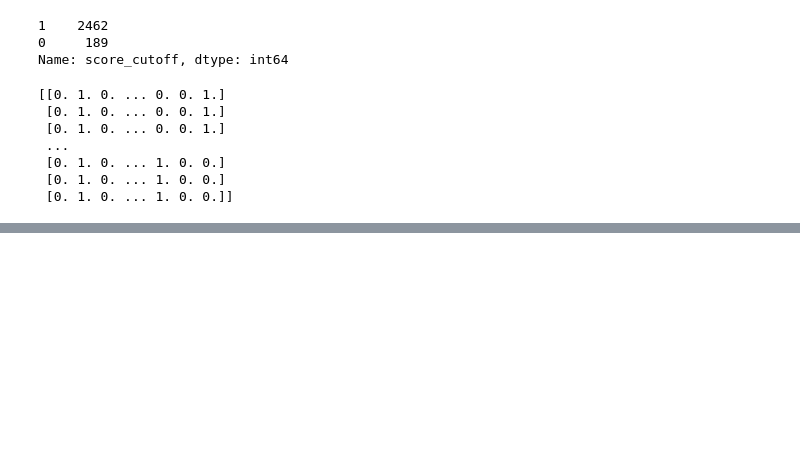
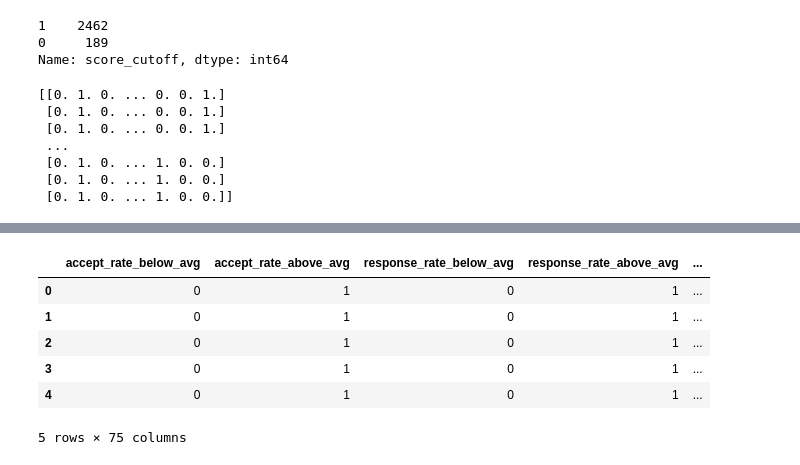
Before and after one commit to BSC1014/Final_Project_Team_5, a Jupyter notebook: NN.ipynb, the cells around one changed output, grey strips where cells are left out. Drawn from its saved outputs; the diff is of its cells as text; code cells hidden in the pictures; blank space fills up the shorter version.

Commit message:
Updates to NN model to make predictions

```diff
--- a/NN.ipynb
+++ b/NN.ipynb
@@ -317,0 +235,10 @@ KeyError: "['rating_good_or_bad'] not in index"
+# %%
+df2 = pd.read_csv("test.csv")
+
+# 2. Pre-process the data
+# (Assuming the pre-processing steps are the same as for the training and testing data)
+
+# 3. Make predictions
+predictions = nn.predict(df2)
+
+rounded_predictions = np.round(predictions)
@@ -317,0 +247,16 @@ KeyError: "['rating_good_or_bad'] not in index"
+# %%
+# Create a new DataFrame with the predictions and set its index to be the same as the input DataFrame
+predictions_df = pd.DataFrame(rounded_predictions, index=df2.index, columns=["Prediction"])
+
+# Merge the predictions_df back to the original df
+merged_df = pd.concat([df2, predictions_df], axis=1)
+# %%
+merged_df.head()
+# %% [output]
+|  | accept_rate_below_avg | accept_rate_above_avg | response_rate_below_avg | response_rate_above_avg | ... |
+| 0 | 0 | 1 | 0 | 1 | ... |
+| 1 | 0 | 1 | 0 | 1 | ... |
+| 2 | 0 | 1 | 0 | 1 | ... |
+| 3 | 0 | 1 | 0 | 1 | ... |
+| 4 | 0 | 1 | 0 | 1 | ... |
+5 rows × 75 columns
```
Also changed, not shown: parts of 12 cells of this notebook, 1 other file.
